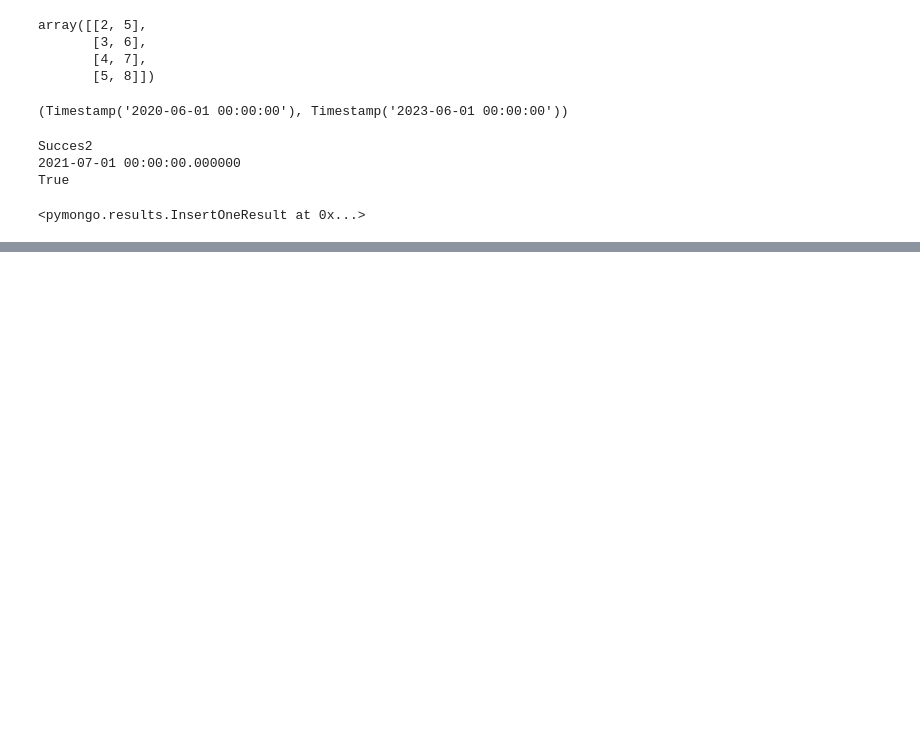
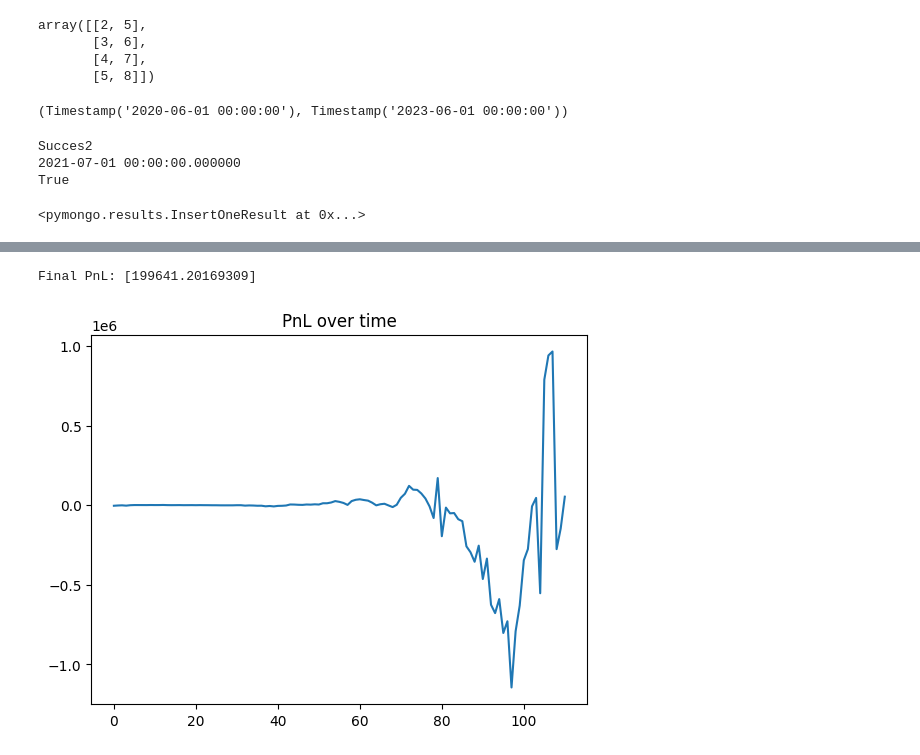
Before and after one commit to MaximilianPowers/EquityPair, a Jupyter notebook: notebook.ipynb, the cells around one changed output, grey strips where cells are left out. Cells and saved outputs as stored; diff of their text form; code cells hidden in the pictures; blank space fills up the shorter version.

```diff
--- a/notebook.ipynb
+++ b/notebook.ipynb
@@ -672,0 +703,13 @@ list(m.get_cluster('Industry', 'Biotechnology', '2020-06-01', '2023-07-01'))
+# %%
+import json
+import matplotlib.pyplot as plt
+import pandas as pd
+
+df = pd.read_json("res_1.json").transpose()
+# %%
+plt.plot(np.cumsum(df["pnl"].values))
+plt.title("PnL over time")
+print(f"Final PnL: {np.cumsum(df['pnl'].values[-1])}")
+# %% [output]
+Final PnL: [199641.20169309]
+[figure, added]
```
Also changed, not shown: parts of 2 cells of this notebook, 20 other files.
